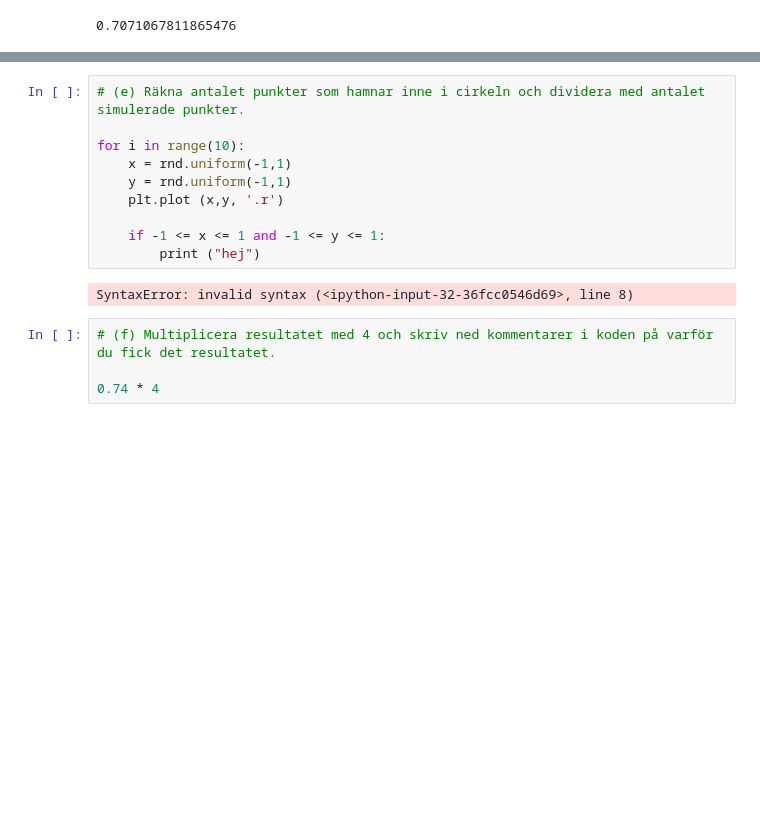
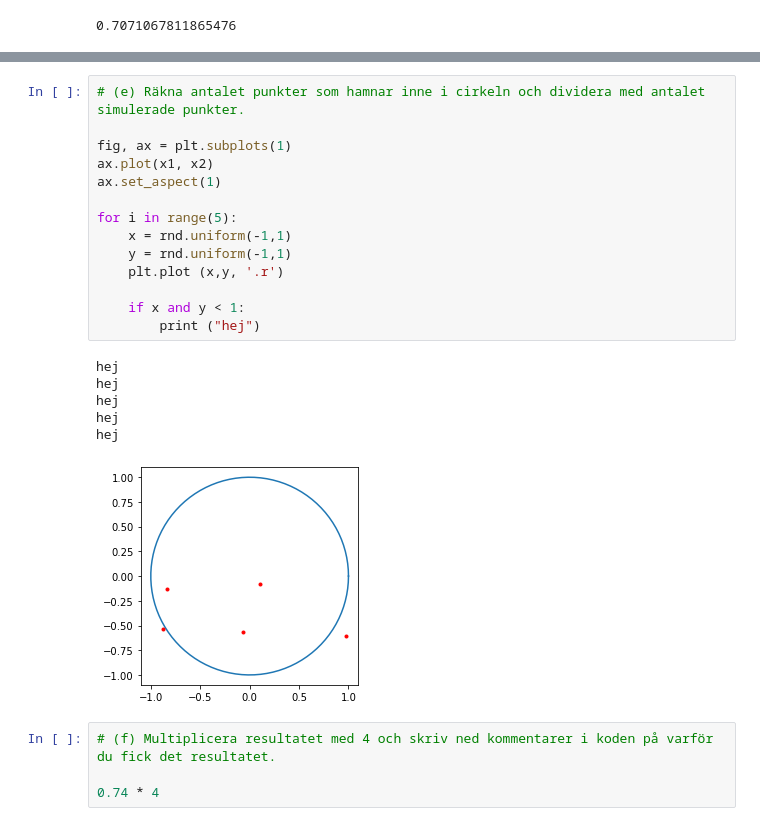
Before and after one commit to JonasNTI/jonas-olanders-CV, a Jupyter notebook: Räkna_med-python/Programmeringslabb1/Labb-uppgift1.ipynb, the cells around one changed output, grey strips where cells are left out. Cells and saved outputs as stored; diff of their text form; blank space fills up the shorter version.

```diff
--- a/Räkna_med-python/Programmeringslabb1/Labb-uppgift1.ipynb
+++ b/Räkna_med-python/Programmeringslabb1/Labb-uppgift1.ipynb
@@ -58,15 +58,24 @@ plt.show()
 # %%
 # (e) Räkna antalet punkter som hamnar inne i cirkeln och dividera med antalet simulerade punkter.
 
-for i in range(10):
+fig, ax = plt.subplots(1)
+ax.plot(x1, x2)
+ax.set_aspect(1)
+
+for i in range(5):
     x = rnd.uniform(-1,1)
     y = rnd.uniform(-1,1)
     plt.plot (x,y, '.r')
 
-    if -1 <= x <= 1 and -1 <= y <= 1:
+    if x and y < 1:
         print ("hej")
 # %% [output]
-SyntaxError: invalid syntax (<ipython-input-32-36fcc0546d69>, line 8)
+hej
+hej
+hej
+hej
+hej
+[figure, added]
 # %%
 # (f) Multiplicera resultatet med 4 och skriv ned kommentarer i koden på varför du fick det resultatet.
 
```
Also changed, not shown: parts of 2 cells of this notebook.
